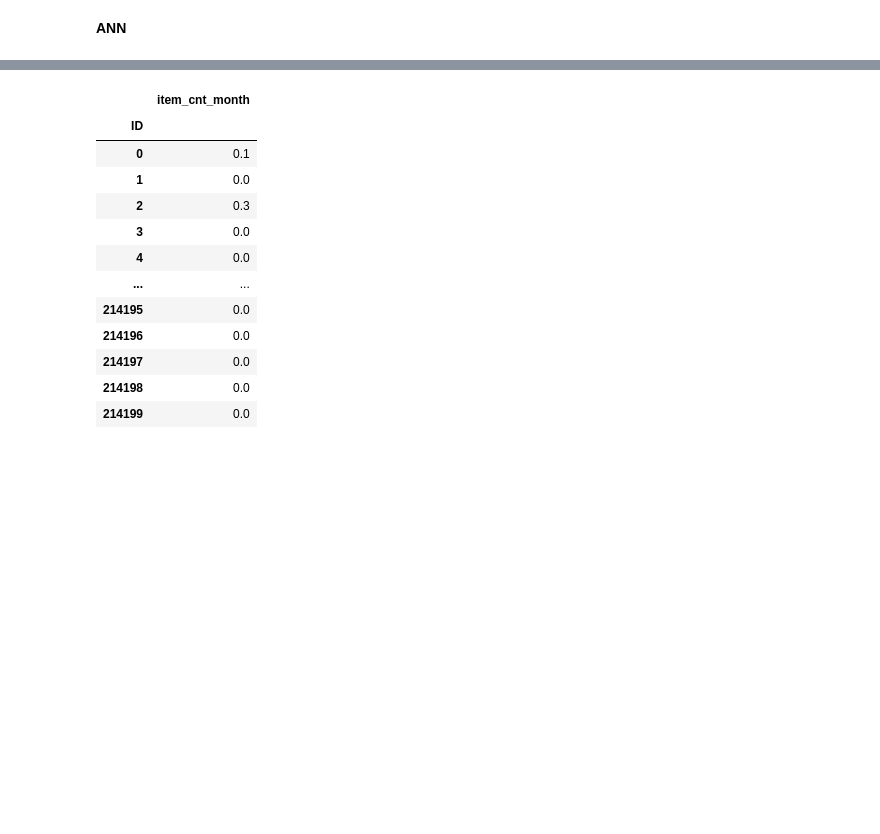
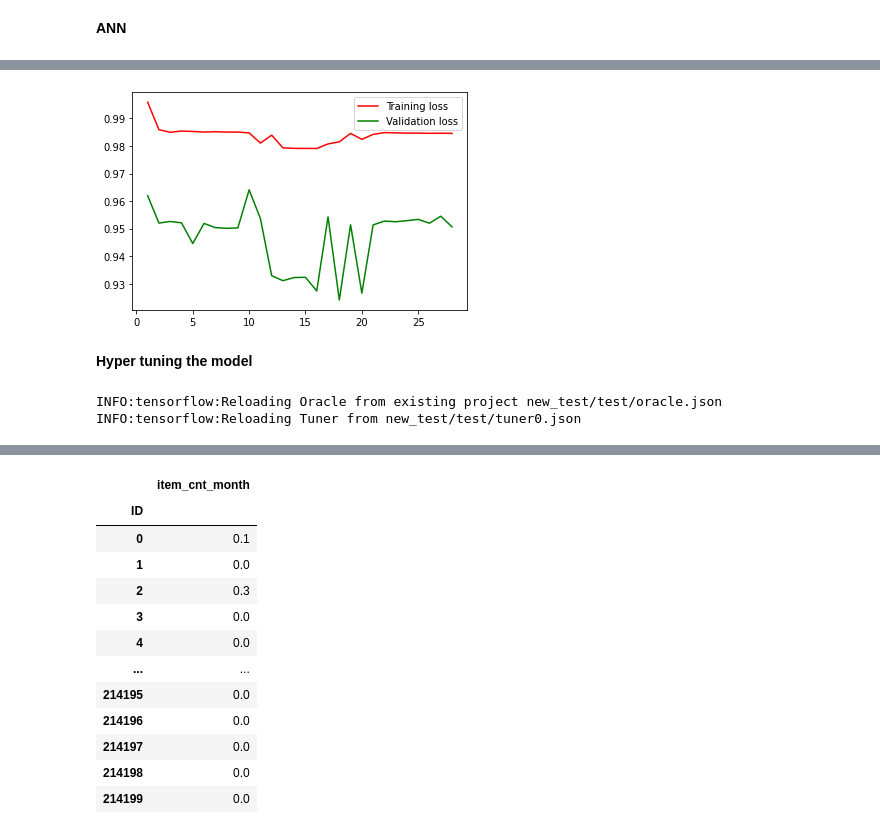
Before and after one commit to nilay121/Kaggle-Predict-Future-Sales, a Jupyter notebook: Sales_prediction(1).ipynb, the cells around one changed output, grey strips where cells are left out. Cells and saved outputs as stored; diff of their text form; code cells hidden in the pictures; blank space fills up the shorter version.

```diff
--- a/Sales_prediction(1).ipynb
+++ b/Sales_prediction(1).ipynb
@@ -248,8 +253,10 @@ print(y.shape)
 (424124, 1)
 # %%
 scaled=StandardScaler()
-X_train_scaled=scaled.fit_transform(X)
-y_scaled=scaled.fit_transform(y)
+X_train_scaled=scaled.fit_transform(X_train)
+y_scaled=scaled.fit_transform(y_train)
+X_val_scaled=scaled.fit_transform(X_val)
+y_val_scaled=scaled.fit_transform(y_val)
 X_test_scaled=scaled.fit_transform(X_test_new)
 # %% [markdown]
 **ANN**
@@ -259,11 +263,21 @@ from tensorflow import keras
+# %%
+#Plotting training loss and validation loss
+
+def loss_plot(epochs,train_loss,val_loss):
+  itr=np.arange(1,epochs+1)
+  plt.plot(itr,train_loss,color='red',label='Training loss')
+  plt.plot(itr,val_loss,color='green',label='Validation loss')
+  plt.legend()
+  plt.show()
 # %%
 #Training a ANN model
 
 model=keras.Sequential()
-model.add(keras.layers.Dense(units=200,activation='relu',input_dim=33))
-model.add(keras.layers.Dense(units=100,activation='relu'))
+model.add(keras.layers.Dense(units=150,activation='relu',input_dim=33))
+model.add(keras.layers.Dense(units=200,activation='relu'))
+model.add(keras.layers.Dense(units=200,activation='relu'))
 model.add(keras.layers.Dense(units=1,activation='sigmoid'))
 model.compile(optimizer='adam',loss='mean_squared_error')
-callback=[tf.keras.callbacks.EarlyStopping(patience=5, restore_best_weights=True)]
+callback=[tf.keras.callbacks.EarlyStopping(patience=10, restore_best_weights=True)]
 model.summary()
 # %% [output]
@@ -282,6 +298,6 @@ Trainable params: 27,001
 Non-trainable params: 0
 _________________________________________________________________
 # %%
-model.fit(x=X_train_scaled,y=y_scaled,epochs=30,callbacks=[callback])
+model_fitting=model.fit(x=X_train_scaled,y=y_scaled,epochs=30,validation_data=(X_val_scaled,y_val_scaled),callbacks=[callback])
 # %% [output]
 Epoch 1/30
@@ -304,0 +320,10 @@ WARNING:tensorflow:Early stopping conditioned on metric `val_loss` which is not
+# %%
+#Plot of training loss anad validation loss
+
+train_loss=model_fitting.history['loss']
+val_loss=model_fitting.history['val_loss']
+loss_plot(len(train_loss),train_loss,val_loss)
+# %% [output]
+[figure, added]
+# %% [markdown]
+**Hyper tuning the model**
@@ -304,0 +339,12 @@ WARNING:tensorflow:Early stopping conditioned on metric `val_loss` which is not
+# %%
+tuner=RandomSearch(
+    hypermodel=build_model,
+    objective='val_loss',
+    max_trials=3,
+    executions_per_trial=1,
+    directory='new_test',
+    project_name='test'
+)
+# %% [output]
+INFO:tensorflow:Reloading Oracle from existing project new_test/test/oracle.json
+INFO:tensorflow:Reloading Tuner from new_test/test/tuner0.json
```
Also changed, not shown: parts of 10 cells of this notebook.
